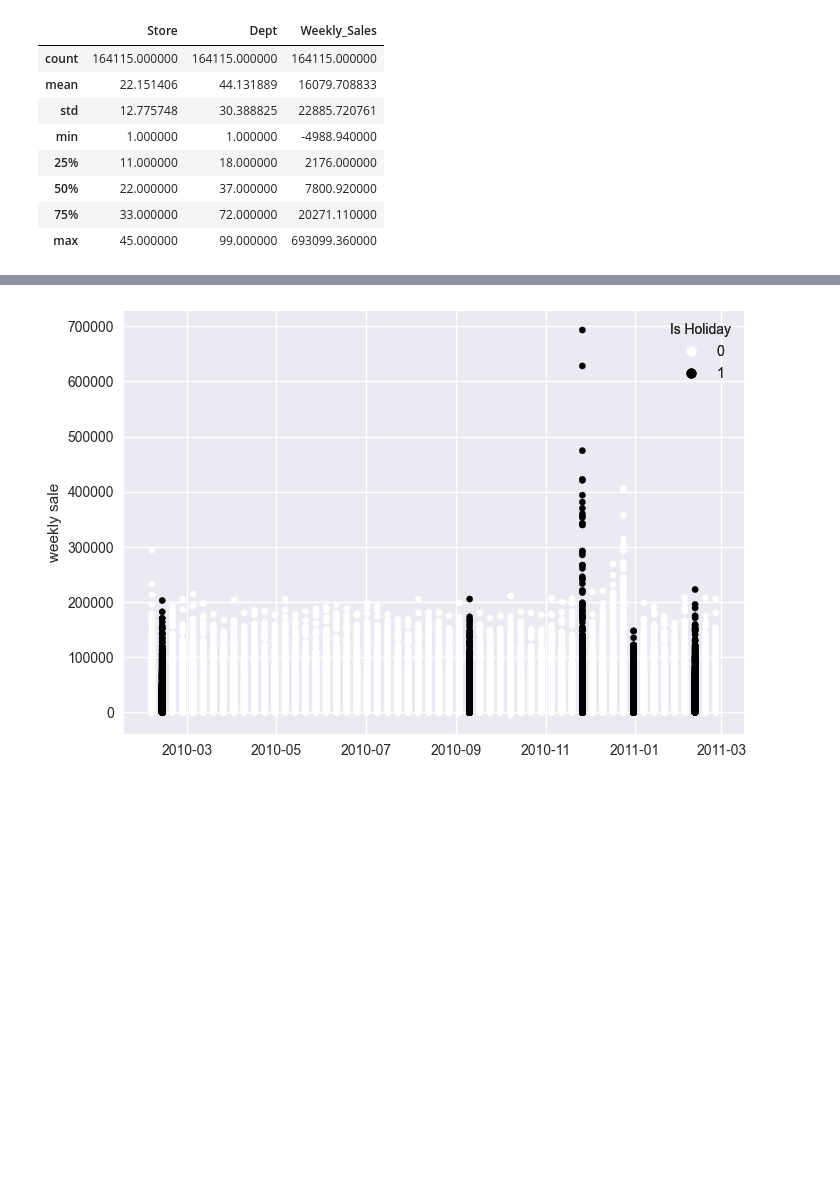
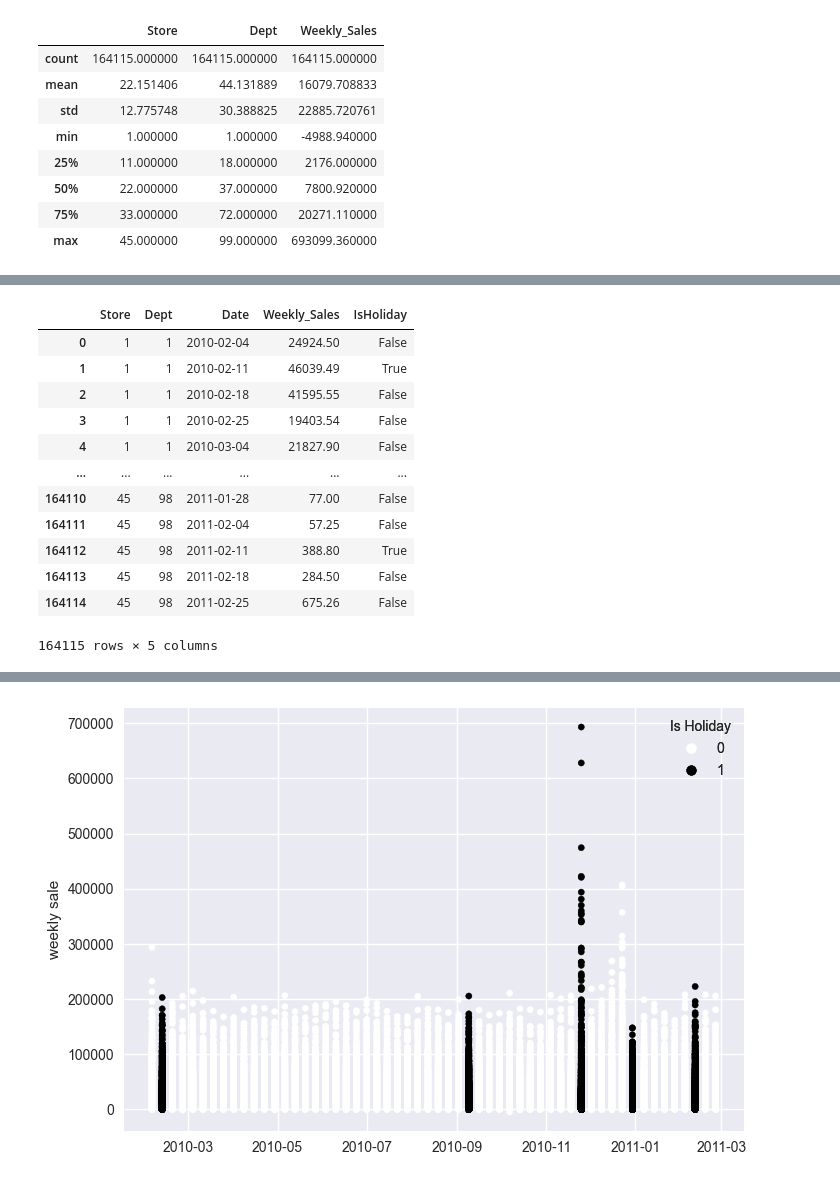
Before and after one commit to SandipSonawane/UIUC-STAT542-Statistical-Learning, a Jupyter notebook: Project 2- Walmart Store Sales Forcasting/EDA.ipynb, the cells around one changed output, grey strips where cells are left out. Drawn from its saved outputs; the diff is of its cells as text; code cells hidden in the pictures; blank space fills up the shorter version.

```diff
--- a/Project 2- Walmart Store Sales Forcasting/EDA.ipynb
+++ b/Project 2- Walmart Store Sales Forcasting/EDA.ipynb
@@ -55,3 +79,19 @@ train_ini.describe()
+# %%
+train_ini
+# %% [output]
+|  | Store | Dept | Date | Weekly_Sales | IsHoliday |
+| 0 | 1 | 1 | 2010-02-04 | 24924.50 | False |
+| 1 | 1 | 1 | 2010-02-11 | 46039.49 | True |
+| 2 | 1 | 1 | 2010-02-18 | 41595.55 | False |
+| 3 | 1 | 1 | 2010-02-25 | 19403.54 | False |
+| 4 | 1 | 1 | 2010-03-04 | 21827.90 | False |
+| ... | ... | ... | ... | ... | ... |
+| 164110 | 45 | 98 | 2011-01-28 | 77.00 | False |
+| 164111 | 45 | 98 | 2011-02-04 | 57.25 | False |
+| 164112 | 45 | 98 | 2011-02-11 | 388.80 | True |
+| 164113 | 45 | 98 | 2011-02-18 | 284.50 | False |
+| 164114 | 45 | 98 | 2011-02-25 | 675.26 | False |
+164115 rows × 5 columns
 # %%
 plt.figure(figsize=[12,4])
 train_ini.Store.value_counts(ascending=True).plot.bar()
```
Also changed, not shown: parts of 6 cells of this notebook, 1 other file.
